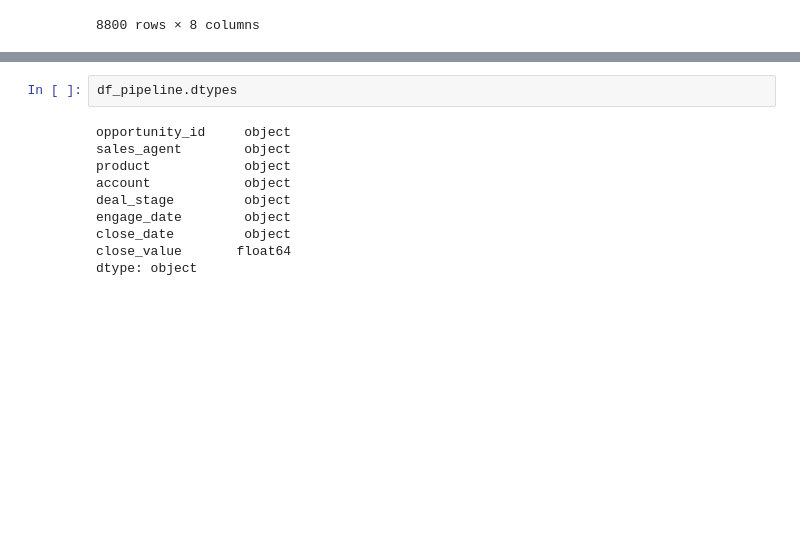
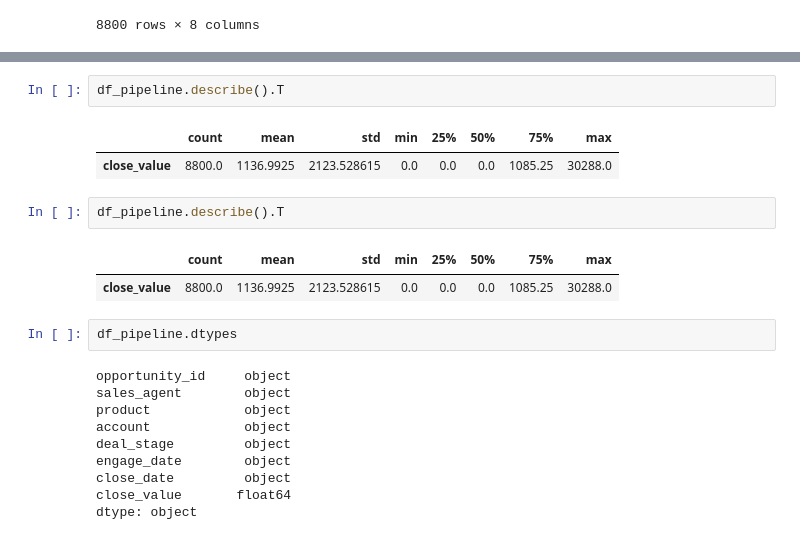
Before and after one commit to HugoRodriguesL/CRM_sales_project, a Jupyter notebook: data_cleaning.ipynb, the cells around one changed output, grey strips where cells are left out. Cells and saved outputs as stored; diff of their text form; blank space fills up the shorter version.

```diff
--- a/data_cleaning.ipynb
+++ b/data_cleaning.ipynb
@@ -72,3 +159,13 @@ memory usage: 550.1+ KB
+# %%
+df_pipeline.describe().T
+# %% [output]
+|  | count | mean | std | min | 25% | 50% | 75% | max |
+| close_value | 8800.0 | 1136.9925 | 2123.528615 | 0.0 | 0.0 | 0.0 | 1085.25 | 30288.0 |
+# %%
+df_pipeline.describe().T
+# %% [output]
+|  | count | mean | std | min | 25% | 50% | 75% | max |
+| close_value | 8800.0 | 1136.9925 | 2123.528615 | 0.0 | 0.0 | 0.0 | 1085.25 | 30288.0 |
 # %%
 df_pipeline.dtypes
 # %% [output]
```
Also changed, not shown: parts of 33 cells of this notebook, 3 other files.
